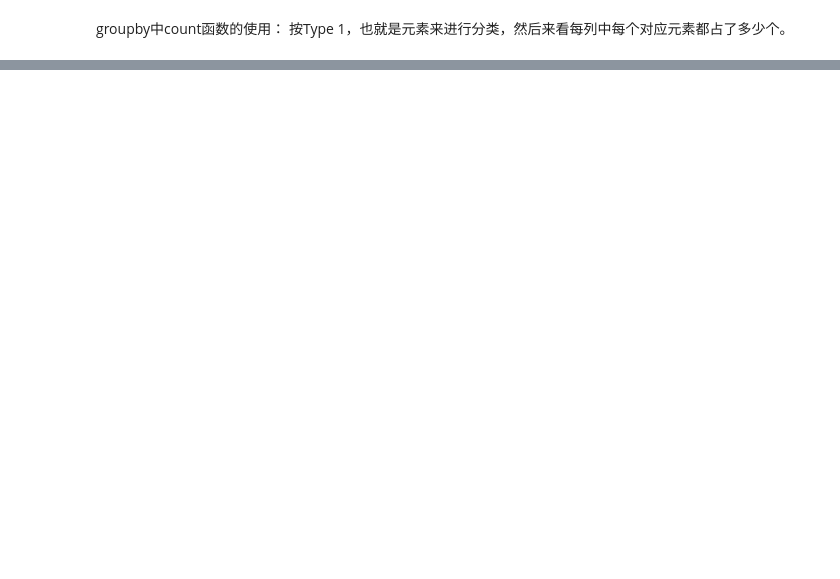
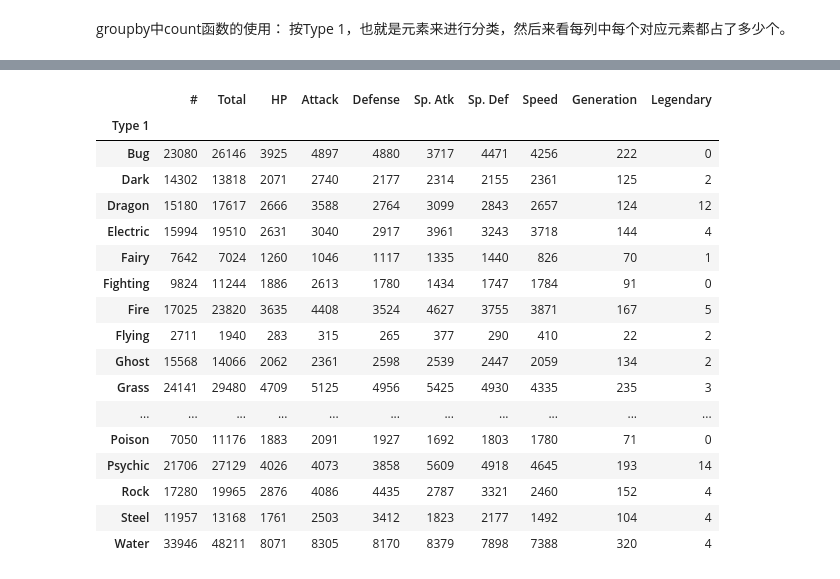
Before and after one commit to jpmddddd/pandas_python_learn, a Jupyter notebook: Pandas tutorial_241226/pandas-master-pokemon/1227practice_advanced.ipynb, the cells around one changed output, grey strips where cells are left out. Cells and saved outputs as stored; diff of their text form; code cells hidden in the pictures; blank space fills up the shorter version.

```diff
--- a/Pandas tutorial_241226/pandas-master-pokemon/1227practice_advanced.ipynb
+++ b/Pandas tutorial_241226/pandas-master-pokemon/1227practice_advanced.ipynb
@@ -124,0 +338,23 @@ df.groupby(['Type 1', 'Type 2']).size()
+# %%
+df.groupby('Type 1').sum(numeric_only=True)
+# 如果不想看到字符串也被加总，那么也要记得加上numeric_only=True （所以sum也可以用于字符串的加总）
+# 同时sum也可以用于布尔值的加总，True=1，False=0
+# %% [output]
+|  | # | Total | HP | Attack | Defense | Sp. Atk | Sp. Def | Speed | Generation | Legendary |
+| Type 1 |  |  |  |  |  |  |  |  |  |  |
+| Bug | 23080 | 26146 | 3925 | 4897 | 4880 | 3717 | 4471 | 4256 | 222 | 0 |
+| Dark | 14302 | 13818 | 2071 | 2740 | 2177 | 2314 | 2155 | 2361 | 125 | 2 |
+| Dragon | 15180 | 17617 | 2666 | 3588 | 2764 | 3099 | 2843 | 2657 | 124 | 12 |
+| Electric | 15994 | 19510 | 2631 | 3040 | 2917 | 3961 | 3243 | 3718 | 144 | 4 |
+| Fairy | 7642 | 7024 | 1260 | 1046 | 1117 | 1335 | 1440 | 826 | 70 | 1 |
+| Fighting | 9824 | 11244 | 1886 | 2613 | 1780 | 1434 | 1747 | 1784 | 91 | 0 |
+| Fire | 17025 | 23820 | 3635 | 4408 | 3524 | 4627 | 3755 | 3871 | 167 | 5 |
+| Flying | 2711 | 1940 | 283 | 315 | 265 | 377 | 290 | 410 | 22 | 2 |
+| Ghost | 15568 | 14066 | 2062 | 2361 | 2598 | 2539 | 2447 | 2059 | 134 | 2 |
+| Grass | 24141 | 29480 | 4709 | 5125 | 4956 | 5425 | 4930 | 4335 | 235 | 3 |
+| ... | ... | ... | ... | ... | ... | ... | ... | ... | ... | ... |
+| Poison | 7050 | 11176 | 1883 | 2091 | 1927 | 1692 | 1803 | 1780 | 71 | 0 |
+| Psychic | 21706 | 27129 | 4026 | 4073 | 3858 | 5609 | 4918 | 4645 | 193 | 14 |
+| Rock | 17280 | 19965 | 2876 | 4086 | 4435 | 2787 | 3321 | 2460 | 152 | 4 |
+| Steel | 11957 | 13168 | 1761 | 2503 | 3412 | 1823 | 2177 | 1492 | 104 | 4 |
+| Water | 33946 | 48211 | 8071 | 8305 | 8170 | 8379 | 7898 | 7388 | 320 | 4 |
```
Also changed, not shown: parts of 38 cells of this notebook, 2 other files.
